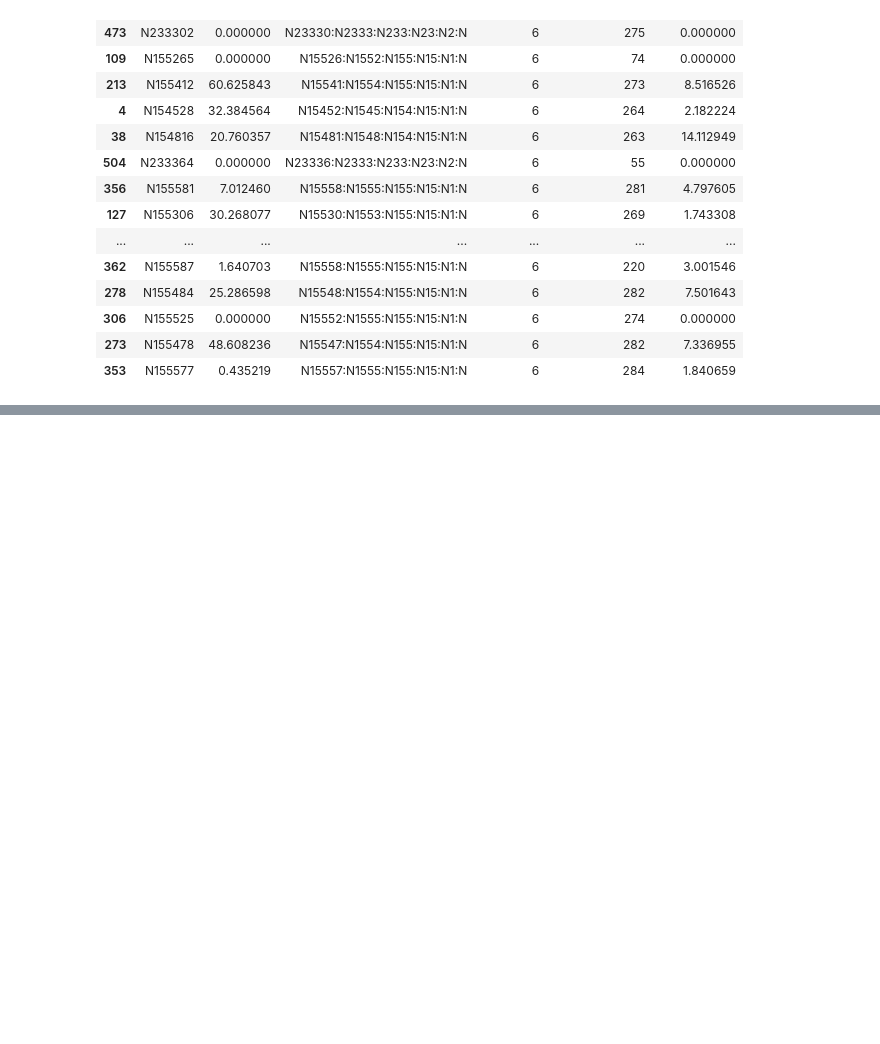
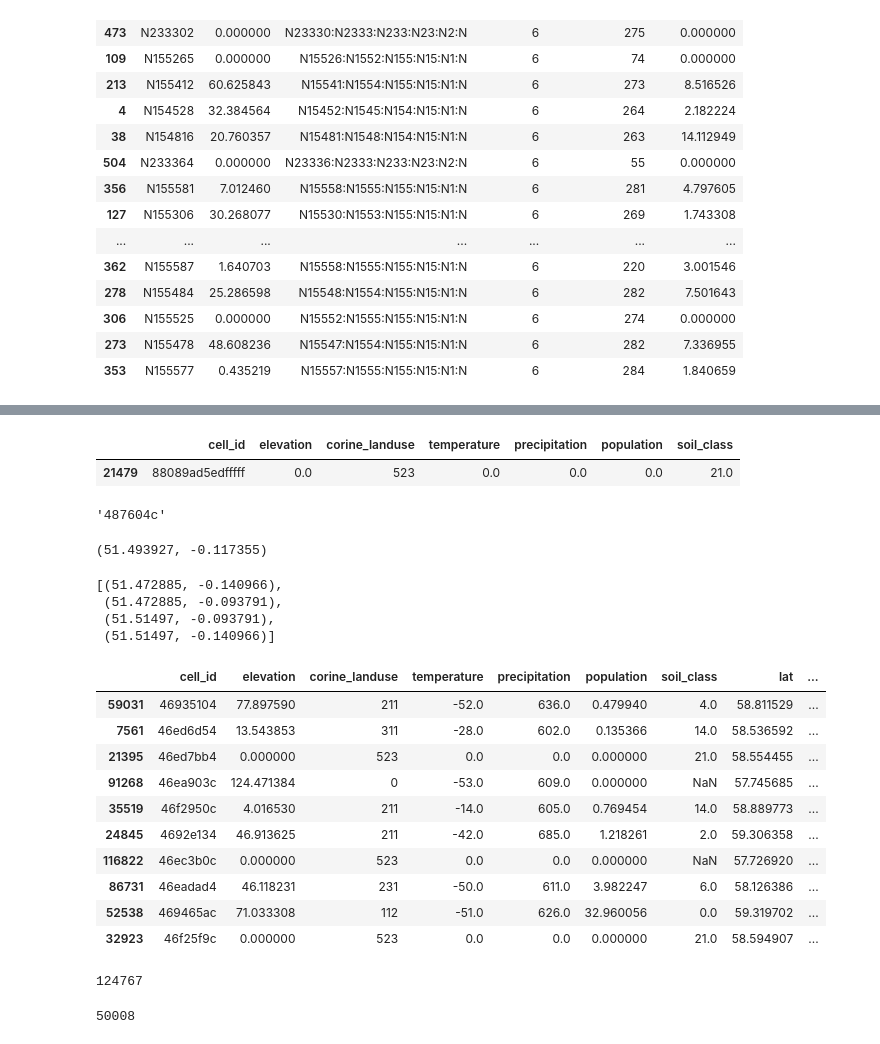
Before and after one commit to allixender/ogcapi-dggs-webdev-python, a Jupyter notebook: misc/db_fill.ipynb, the cells around one changed output, grey strips where cells are left out. Drawn from its saved outputs; the diff is of its cells as text; code cells hidden in the pictures; blank space fills up the shorter version.

```diff
--- a/misc/db_fill.ipynb
+++ b/misc/db_fill.ipynb
@@ -722,0 +771,6 @@ precip.to_parquet(r"R:\kmoch\datacube_data\parquet_src\th3.parquet", compression
+# %%
+dfr = df.copy()
+dfr.sample(1)
+# %% [output]
+|  | cell_id | elevation | corine_landuse | temperature | precipitation | population | soil_class |
+| 21479 | 88089ad5edfffff | 0.0 | 523 | 0.0 | 0.0 | 0.0 | 21.0 |
@@ -722,0 +790,5 @@ precip.to_parquet(r"R:\kmoch\datacube_data\parquet_src\th3.parquet", compression
+# %%
+cell_id = s2id_from_geo(51.5001525, -0.1262355, 11)
+cell_id
+# %% [output]
+'487604c'
@@ -722,0 +798,38 @@ precip.to_parquet(r"R:\kmoch\datacube_data\parquet_src\th3.parquet", compression
+# %%
+t1
+# %% [output]
+(51.493927, -0.117355)
+# %%
+t2
+# %% [output]
+[(51.472885, -0.140966),
+ (51.472885, -0.093791),
+ (51.51497, -0.093791),
+ (51.51497, -0.140966)]
+# %%
+dfr['lat'] = dfr.cell_id.apply(lambda x: h3.h3_to_geo(x)[0])
+dfr['lon'] = dfr.cell_id.apply(lambda x: h3.h3_to_geo(x)[1])
+
+dfr['cell_id'] = dfr.apply(lambda row: s2id_from_geo( row['lat'], row['lon'], 13, as_token=True), axis=1)
+# %%
+dfr.sample(10)
+# %% [output]
+|  | cell_id | elevation | corine_landuse | temperature | precipitation | population | soil_class | lat | ... |
+| 59031 | 46935104 | 77.897590 | 211 | -52.0 | 636.0 | 0.479940 | 4.0 | 58.811529 | ... |
+| 7561 | 46ed6d54 | 13.543853 | 311 | -28.0 | 602.0 | 0.135366 | 14.0 | 58.536592 | ... |
+| 21395 | 46ed7bb4 | 0.000000 | 523 | 0.0 | 0.0 | 0.000000 | 21.0 | 58.554455 | ... |
+| 91268 | 46ea903c | 124.471384 | 0 | -53.0 | 609.0 | 0.000000 | NaN | 57.745685 | ... |
+| 35519 | 46f2950c | 4.016530 | 211 | -14.0 | 605.0 | 0.769454 | 14.0 | 58.889773 | ... |
+| 24845 | 4692e134 | 46.913625 | 211 | -42.0 | 685.0 | 1.218261 | 2.0 | 59.306358 | ... |
+| 116822 | 46ec3b0c | 0.000000 | 523 | 0.0 | 0.0 | 0.000000 | NaN | 57.726920 | ... |
+| 86731 | 46eadad4 | 46.118231 | 231 | -50.0 | 611.0 | 3.982247 | 6.0 | 58.126386 | ... |
+| 52538 | 469465ac | 71.033308 | 112 | -51.0 | 626.0 | 32.960056 | 0.0 | 59.319702 | ... |
+| 32923 | 46f25f9c | 0.000000 | 523 | 0.0 | 0.0 | 0.000000 | 21.0 | 58.594907 | ... |
+# %%
+dfr.index.size
+# %% [output]
+124767
+# %%
+len(dfr['cell_id'].unique())
+# %% [output]
+50008
```
Also changed, not shown: parts of 42 cells of this notebook, 2 other files.
